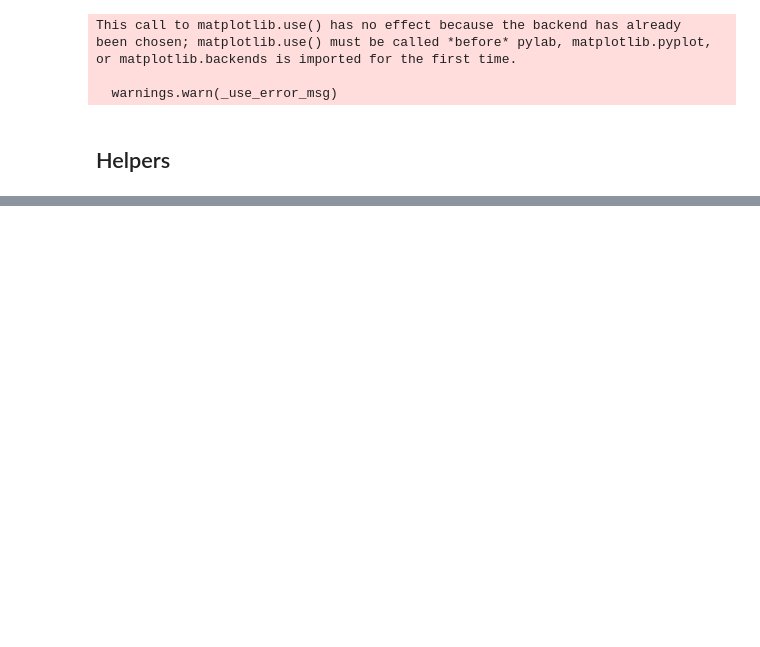
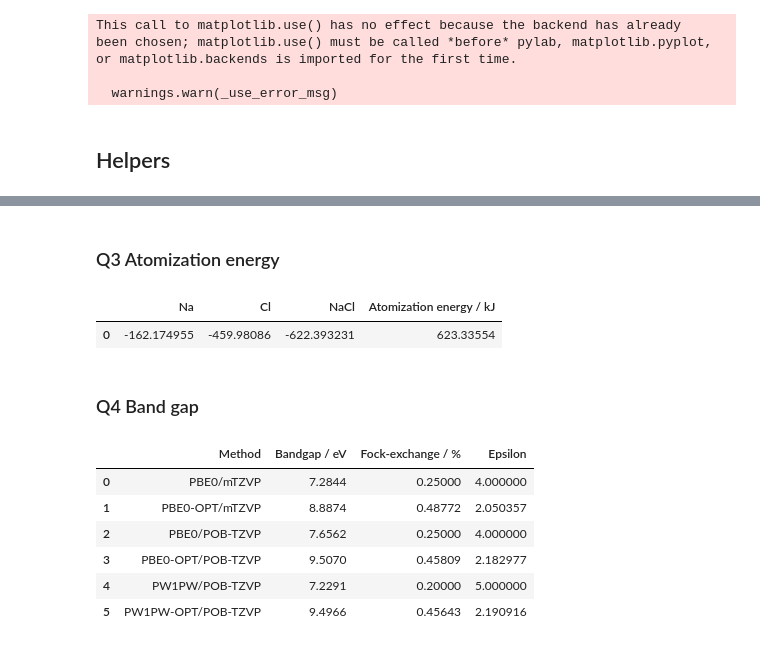
Before and after one commit to tomfroembgen/WP12, a Jupyter notebook: 3_bredow/wp12_3.ipynb, the cells around one changed output, grey strips where cells are left out. Saved outputs shown, nothing was run; the diff lists cells and outputs as text; code cells hidden in the pictures; blank space fills up the shorter version.

```diff
--- a/3_bredow/wp12_3.ipynb
+++ b/3_bredow/wp12_3.ipynb
@@ -166,0 +170,75 @@ df.to_csv(save_loc, index=False)
+# %% [markdown]
+### Q3 Atomization energy
+# %%
+file = "ex1/atom/nacl/input.30792.out"
+with open(file) as f:
+    for j, line in enumerate(f):
+        if "* OPT END - CONVERGED * E(AU):" in line:
+            e_nacl = float(line.split()[7])
+
+file = "ex1/atom/na3/input.18000.out"
+with open(file) as f:
+    for j, line in enumerate(f):
+        if "== SCF ENDED - CONVERGENCE ON ENERGY      E(AU)" in line:
+            e_na = float(line.split()[8])
+
+file = "ex1/atom/cl4/input.18218.out"
+with open(file) as f:
+    for j, line in enumerate(f):
+        if "== SCF ENDED - CONVERGENCE ON ENERGY      E(AU)" in line:
+            e_cl = float(line.split()[8])
+
+e_atom = e_na + e_cl - e_nacl
+data = []
+data.append([e_na, e_cl, e_nacl, e_atom * eh2kj])
+df = pd.DataFrame(columns=["Na", "Cl", "NaCl", "Atomization energy / kJ"], data=data)
+display(df)
+# %% [output]
+|  | Na | Cl | NaCl | Atomization energy / kJ |
+| 0 | -162.174955 | -459.98086 | -622.393231 | 623.33554 |
+# %% [markdown]
+### Q4 Band gap
+# %%
+def getFileList():
+    filelist = []
+    for file in sorted(Path("./ex1/bandgap").rglob("*.out")):
+        filelist.append(file)
+
+    if len(filelist) == 0:
+        sys.exit("No '*data' files found.")
+
+    return filelist
+
+data = []
+flist = getFileList()
+
+for i, file in enumerate(flist):
+    with open(file) as f:
+        for j, line in enumerate(f):
+            if "DIRECT ENERGY BAND GAP:" in line:
+                bandgap = float(line.split()[4])
+            if "ENERGY EXPRESSION=HARTREE+FOCK EXCH*" in line:
+                test = line.split("*")[1]
+                alpha = float(test.split("+")[0])
+                epsilon = 1/alpha
+
+    func = str(file.parent).split("/")[3]
+    bas = str(file.parent).split("/")[2]
+    method = func.upper()+"/"+bas.upper().replace("M", "m")
+    data.append([method, bandgap, alpha, epsilon])
+
+cols = ["Method", "Bandgap / eV", "Fock-exchange / %", "Epsilon"]
+df = pd.DataFrame(columns=cols, data=data)
+display(df)
+
+# save to csv
+save_loc = os.path.join(os.path.realpath("."), "ex1/nacl-bandgaps.csv")
+df.to_csv(save_loc, index=False)
+# %% [output]
+|  | Method | Bandgap / eV | Fock-exchange / % | Epsilon |
+| 0 | PBE0/mTZVP | 7.2844 | 0.25000 | 4.000000 |
+| 1 | PBE0-OPT/mTZVP | 8.8874 | 0.48772 | 2.050357 |
+| 2 | PBE0/POB-TZVP | 7.6562 | 0.25000 | 4.000000 |
+| 3 | PBE0-OPT/POB-TZVP | 9.5070 | 0.45809 | 2.182977 |
+| 4 | PW1PW/POB-TZVP | 7.2291 | 0.20000 | 5.000000 |
+| 5 | PW1PW-OPT/POB-TZVP | 9.4966 | 0.45643 | 2.190916 |
```
Also changed, not shown: parts of 12 cells of this notebook, 5 other files.
